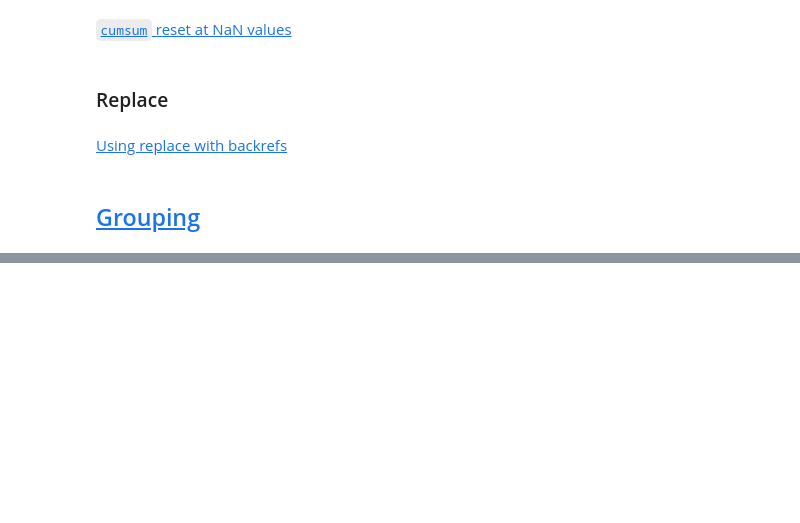
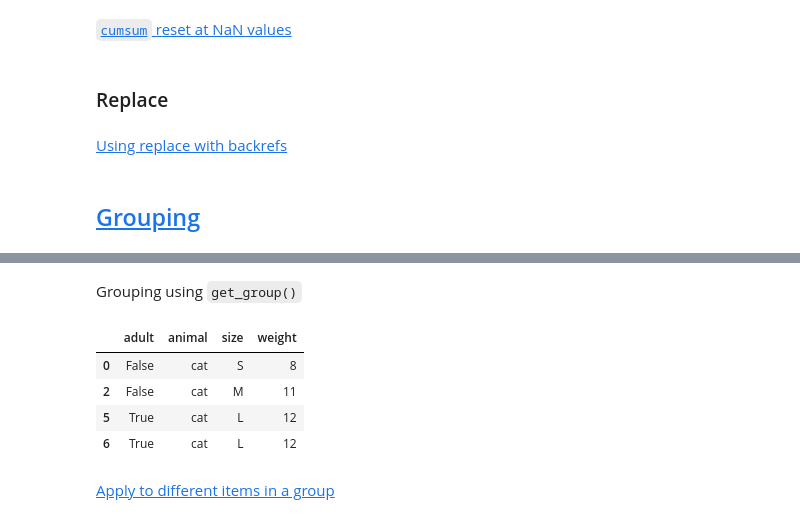
Before and after one commit to bgroveben/python3_machine_learning_projects, a Jupyter notebook: learn_kaggle/pandas/pandas_cookbook.ipynb, the cells around one changed output, grey strips where cells are left out. Cells and saved outputs as stored; diff of their text form; code cells hidden in the pictures; blank space fills up the shorter version.

```diff
--- a/learn_kaggle/pandas/pandas_cookbook.ipynb
+++ b/learn_kaggle/pandas/pandas_cookbook.ipynb
@@ -823,0 +855,13 @@ df.reindex(df.index[::-1]).ffill()
+# %% [markdown]
+Grouping using `get_group()`
+# %%
+gb = df.groupby(['animal'])
+gb.get_group('cat')
+# %% [output]
+|  | adult | animal | size | weight |
+| 0 | False | cat | S | 8 |
+| 2 | False | cat | M | 11 |
+| 5 | True | cat | L | 12 |
+| 6 | True | cat | L | 12 |
+# %% [markdown]
+[Apply to different items in a group](https://stackoverflow.com/questions/15262134/apply-different-functions-to-different-items-in-group-object-python-pandas)
```
Also changed, not shown: parts of 14 cells of this notebook.
